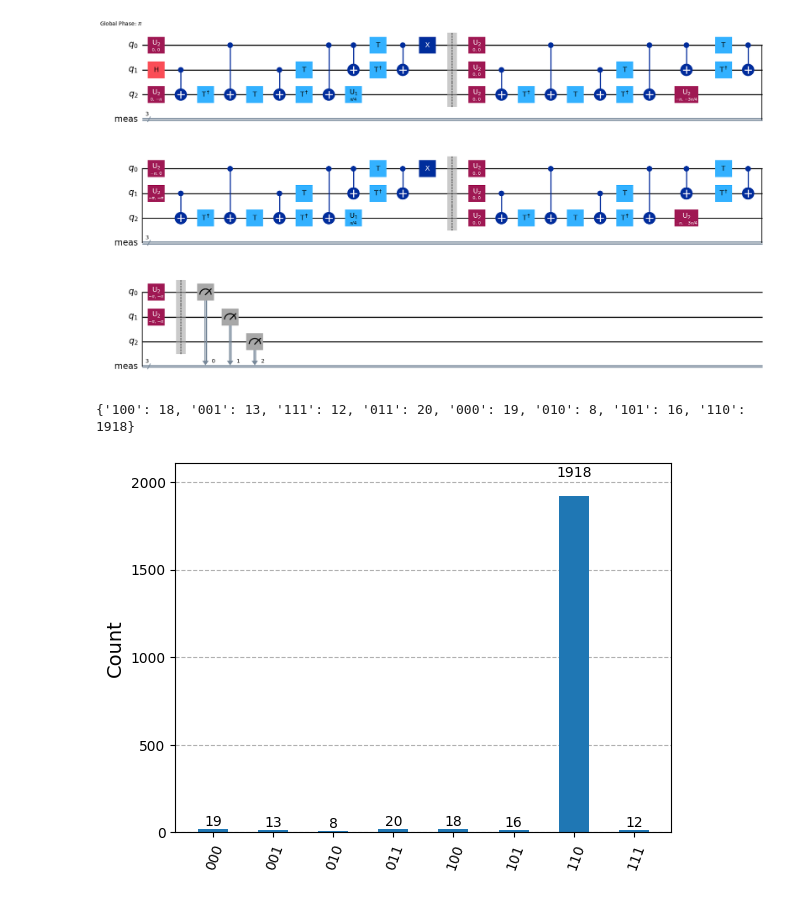
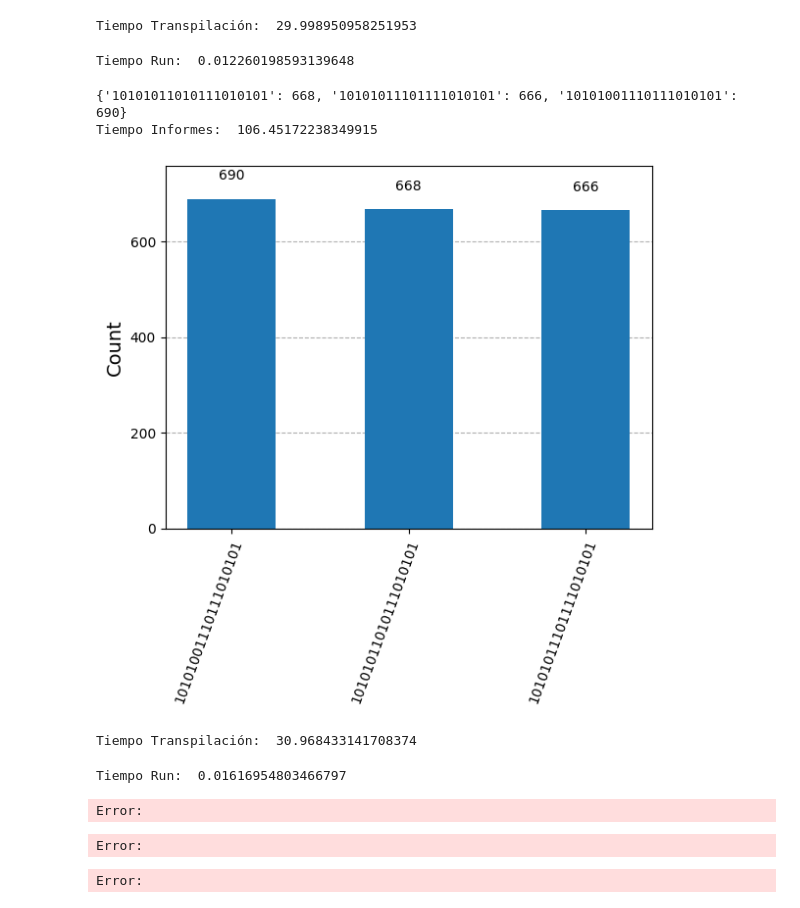
Before and after one commit to lmbibbo/quantum, a Jupyter notebook: grover.ipynb, the cells around one changed output. Cells and saved outputs as stored; diff of their text form; code cells hidden in the pictures.

Commit message:
Con Tiempos

```diff
--- a/grover.ipynb
+++ b/grover.ipynb
@@ -189,24 +194,76 @@ qc.draw(output="mpl", style="iqp")
 # %%
 # Descomposición del circuito
 basis_gates = ['u1', 'u2', 'u3', 'cx', 'id', 'x', 'y', 'z', 'h', 's', 'sdg', 't', 'tdg']
-decomposed_qc = transpile(qc, basis_gates=basis_gates)
+# decomposed_qc = transpile(qc, basis_gates=basis_gates)
 # Dibujar el circuito descomposto
-decomposed_qc.draw('mpl', style="iqp")
+# decomposed_qc.draw('mpl', style="iqp")
-# %% [output]
-[figure, removed]
 # %%
+import time
 # Usar el simulador qasm_simulator de Aer
 simulator = Aer.get_backend('qasm_simulator')
 
+t_uno = time.time()
 # Compilar y ensamblar el circuito cuántico
 compiled_circuit = transpile(qc, simulator)
-job = simulator.run(compiled_circuit, shots=2024)
-
-result = job.result()
-counts = result.get_counts(qc)
-print(counts)
-
-plot_histogram(counts)
+t_dos = time.time()
+print('Tiempo Transpilación: ', t_dos - t_uno)
 # %% [output]
-{'100': 18, '001': 13, '111': 12, '011': 20, '000': 19, '010': 8, '101': 16, '110': 1918}
+Tiempo Transpilación:  29.998950958251953
-[figure, removed]
+# %%
+t_dos = time.time()
+job = simulator.run(compiled_circuit, shots=2024)
+t_tres = time.time()
+print('Tiempo Run: ', t_tres - t_dos)
+# %% [output]
+Tiempo Run:  0.012260198593139648
+# %%
+t_tres = time.time()
+result = job.result()
+counts = result.get_counts(qc)
+t_cuat = time.time()
+print(counts)
+print('Tiempo Informes: ', t_cuat - t_tres)
+plot_histogram(counts)
+# %% [output]
+{'10101011010111010101': 668, '10101011101111010101': 666, '10101001110111010101': 690}
+Tiempo Informes:  106.45172238349915
+[figure, added]
+# %%
+import time
+from qiskit_aer import AerSimulator
+
+# Initialize a GPU backend
+# Note that the cloud instance for tutorials does not have a GPU
+# so this will raise an exception.
+try:
+    simulator_gpu = AerSimulator(method='tensor_network', device='GPU')
+
+except AerSimulator as e:
+    print(e)
+
+
+t_uno = time.time()
+# Compilar y ensamblar el circuito cuántico
+compiled_circuit = transpile(qc, simulator_gpu)
+t_dos = time.time()
+print('Tiempo Transpilación: ', t_dos - t_uno)
+# %% [output]
+Tiempo Transpilación:  30.968433141708374
+# %%
+t_dos = time.time()
+job = simulator_gpu.run(compiled_circuit, shots=2024)
+t_tres = time.time()
+print('Tiempo Run: ', t_tres - t_dos)
+# %% [output]
+Tiempo Run:  0.01616954803466797
+# %%
+t_tres = time.time()
+job_result = job.result()
+print(f"counts for Bell circuit : {job_result[0].data.meas.get_counts()}")
+t_cuat = time.time()
+print('Tiempo Informes: ', t_cuat - t_tres)
+plot_histogram(job_result[0].data.meas.get_counts())
+# %% [output]
+Error:
+Error:
+Error:
```
Also changed, not shown: parts of 7 cells of this notebook.
